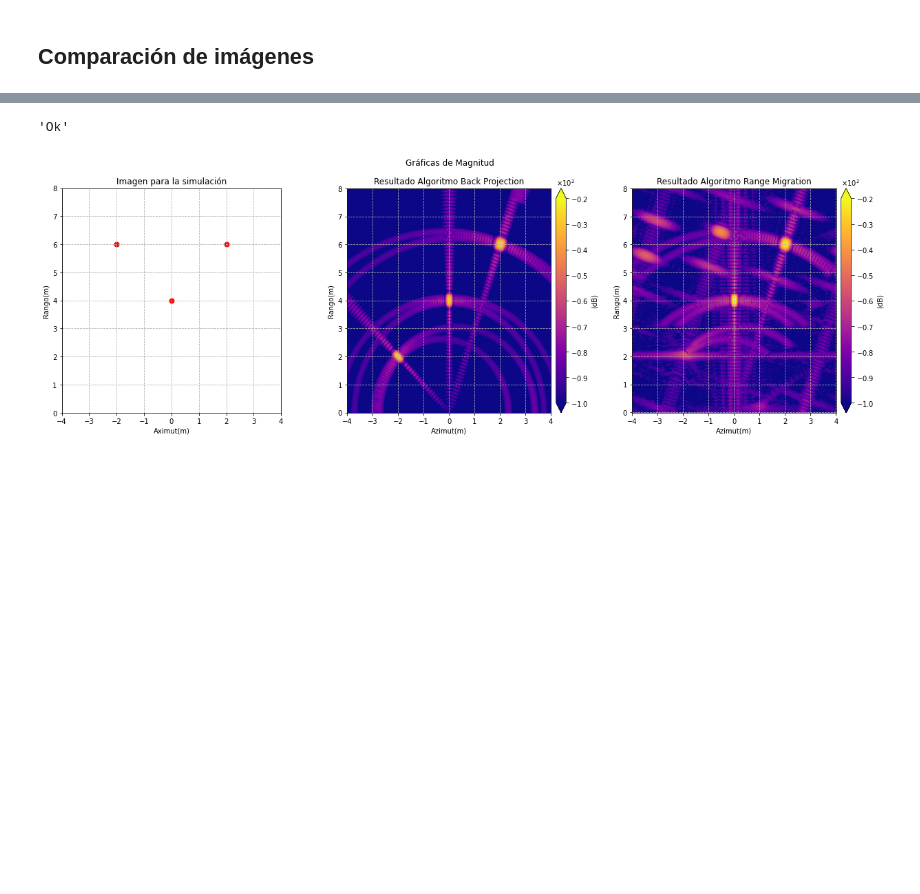
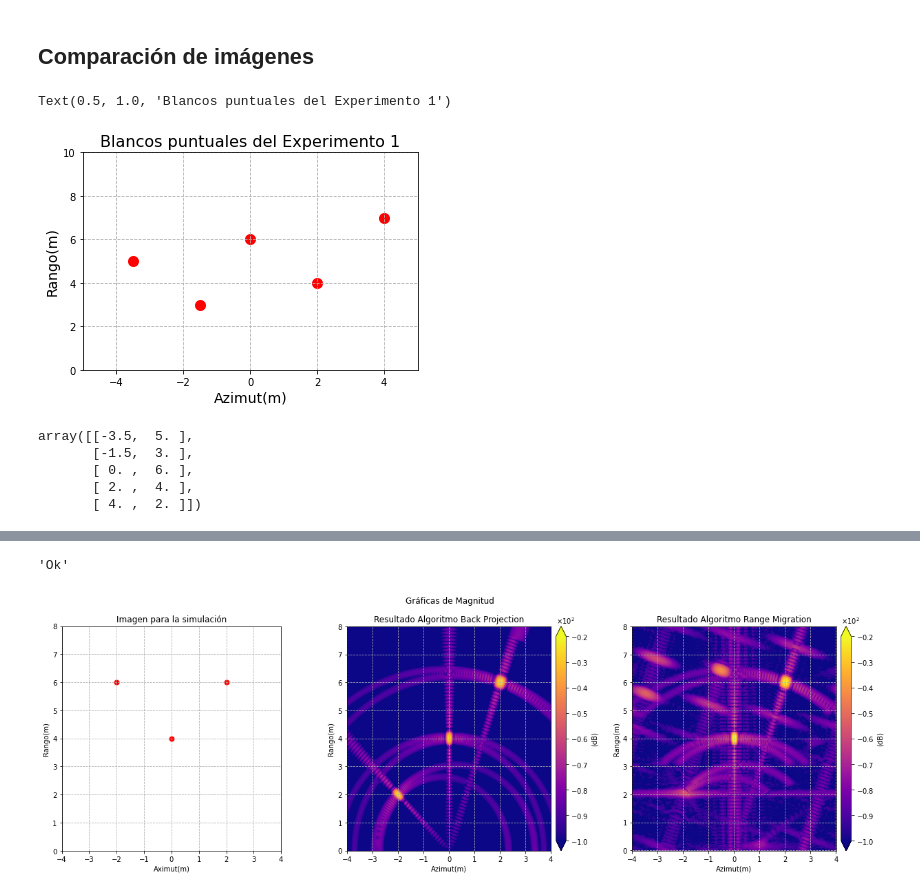
Before and after one commit to DPR00/GBSAR_Angle_Imaging_Algorithms, a Jupyter notebook: Simulation/Main/tests.ipynb, the cells around one changed output, grey strips where cells are left out. Saved outputs shown, nothing was run; the diff lists cells and outputs as text; code cells hidden in the pictures; blank space fills up the shorter version.

```diff
--- a/Simulation/Main/tests.ipynb
+++ b/Simulation/Main/tests.ipynb
@@ -357,3 +428,29 @@ def subplots_phase(data2, data3):
 prueba = "2"
 data_fdbp = np.load('../image_data/FDBP_'+prueba+'_data.npy', allow_pickle='TRUE').item()
 data_rma = np.load('../image_data/RMA_'+prueba+'_data.npy', allow_pickle='TRUE').item()
+# %%
+data1 = np.array([[-3.5,5],[-1.5,3],[0,6],[2,4],[4,7]])
+# Magnitude1
+ro_x, ro_y = -4, 0 # Posicion inicial (x,y)m
+d_x, d_y = 1.25*0.01,1.25*0.01 #0.125,0.125 #0.25, 0.25 # Paso en los ejes (x,y)m
+N_r, N_c = 801, 801
+rt_x=ro_x+d_x*np.arange(N_c) # Coordenada x de los targets(empezando en ro_x)
+rt_y=ro_y+d_y*np.arange(N_r) # Coordenada y de los targets(empezando en ro_y)
+rt=np.array([(x,y) for y in rt_y for x in rt_x]) #  Vector de coordenadas (x,y)
+plt.grid(ls='--')
+plt.scatter(data1[:,0],data1[:,1], marker = 'o', linewidth = 5, color = 'r')
+plt.axis([-5, 5, 0, 10])
+plt.xlabel(xlabel='Azimut(m)', fontsize= 14)
+plt.ylabel('Rango(m)', fontsize= 14)
+plt.title('Blancos puntuales del Experimento 1', fontsize= 16)
+# %% [output]
+Text(0.5, 1.0, 'Blancos puntuales del Experimento 1')
+[figure, added]
+# %%
+data1
+# %% [output]
+array([[-3.5,  5. ],
+       [-1.5,  3. ],
+       [ 0. ,  6. ],
+       [ 2. ,  4. ],
+       [ 4. ,  2. ]])
```
Also changed, not shown: parts of 18 cells of this notebook, 16 other files.
